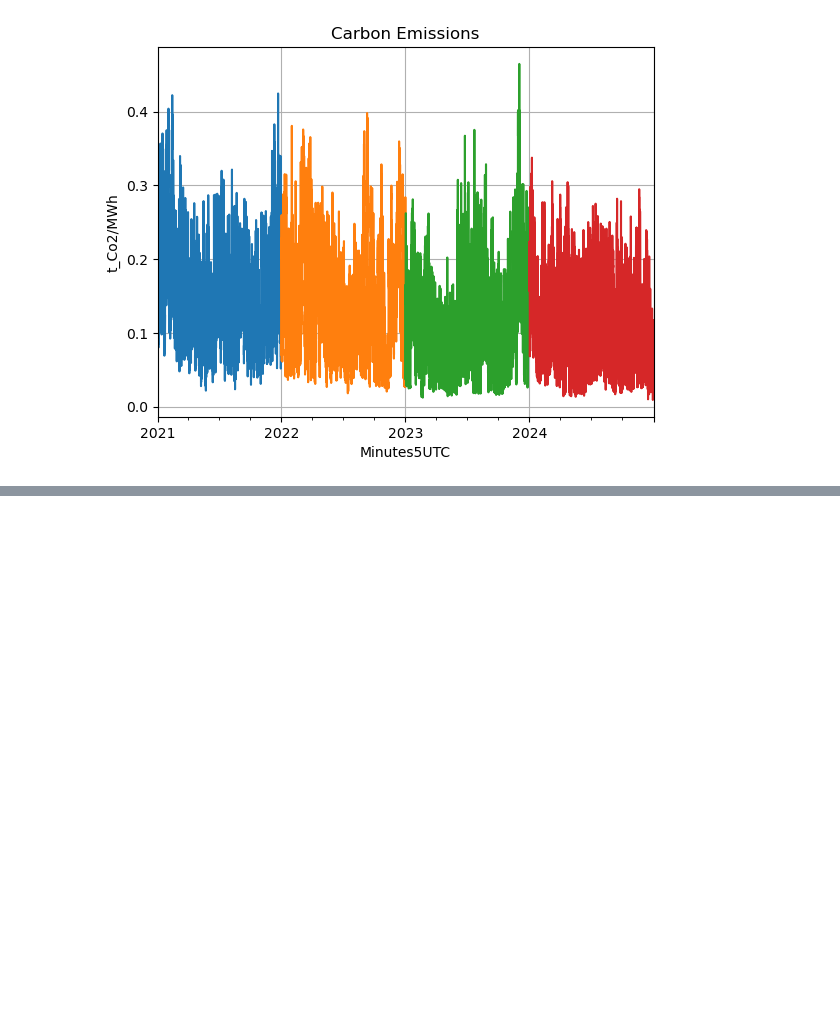
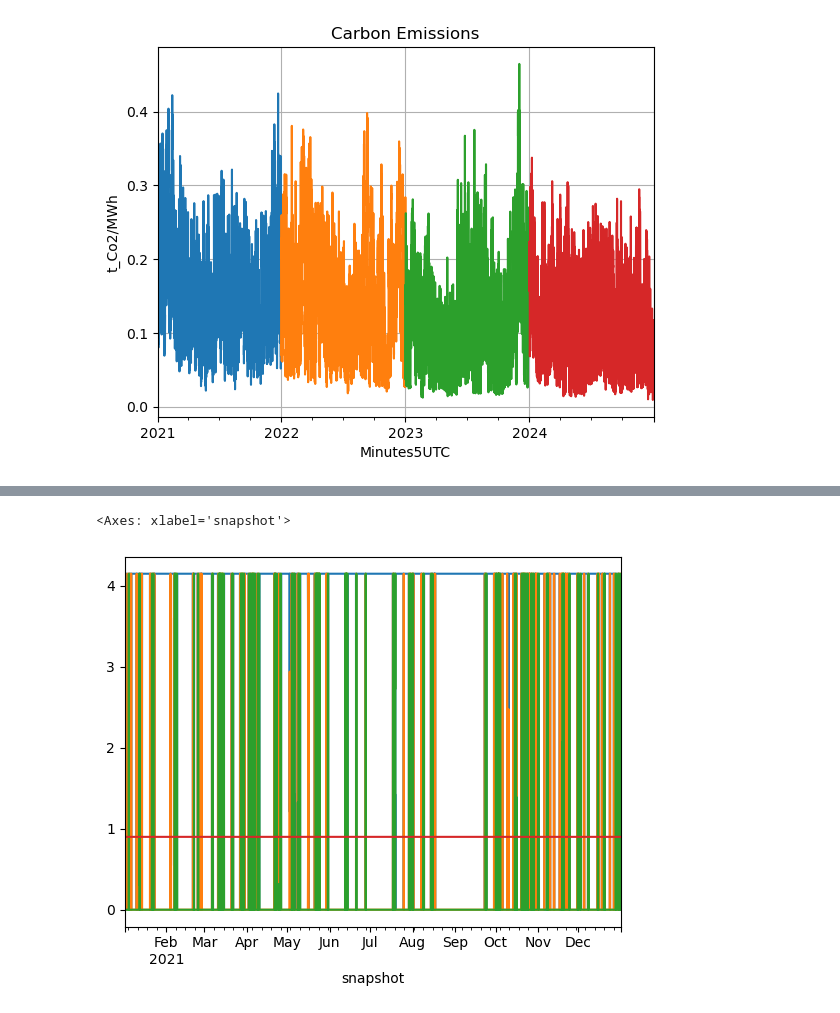
Before and after one commit to pulio12/Msc_Thesis_Greenlab_Skive, a Jupyter notebook: Test_File12.ipynb, the cells around one changed output, grey strips where cells are left out. Cells and saved outputs as stored; diff of their text form; code cells hidden in the pictures; blank space fills up the shorter version.

```diff
--- a/Test_File12.ipynb
+++ b/Test_File12.ipynb
@@ -438,6 +448,7 @@ def add_grid(n, price_import, price_export, grid_emissions, CO2tax):
           bus="Grid_Export",
           e_nom_extendable=True,
           #e_nom = 130e3, # MWh
+          e_0 = 0,
           capital_cost=0.0,
           standing_loss=0.0,
           carrier="exports")
@@ -598,6 +623,6 @@ def heat_load(n,P_heat = 5):
         p_set = P_heat)
 
 def el_load(n,P_el = 2):
-    n.add("Load", "Biogas_el", carrier = "electrcity",
+    n.add("Load", "Biogas_el", carrier = "electricity",
         bus = "Greenlab",
         p_set = P_el)
@@ -613,15 +643,18 @@ def build_network_simple(P_heat,P_el ,CO2_tax, grid_emissions,p_import, p_export
     w_cf = CF_wind.loc[n.snapshots].values
     p_import = p_import.loc[n.snapshots].values
     p_export = p_export.loc[n.snapshots].values
-    grid_emissions = grid_emissions.loc[n.snapshots].values
 
+    # grid_emissions = grid_emissions.loc[n.snapshots].values
+    grid_emissions = grid_emissions.reindex(n.snapshots).ffill().values
 
     add_carriers(n)
 
 
-
     n.add("Bus", "Greenlab", carrier = "electricity")
     add_skive_generators(n,s_cf,w_cf)
+    add_battery(n,P_nom = 22, max_t= 2, cyclic_operation = True)
+
+
 
     n.add("Bus", "Grid_Import", carrier  = "imports")
     n.add("Bus", "Grid_Export", carrier = "exports")
@@ -632,8 +665,22 @@ def build_network_simple(P_heat,P_el ,CO2_tax, grid_emissions,p_import, p_export
     add_electric_boiler(n)
 
 
+    n.add("Bus", "TES_Rondo", carrier = "RONDO_store")
+    add_TES_rondo(n,e_nom_store = 100, p_nom_charge= 24,p_nom_discharge = 7)
+
+
+    n.add("Bus", "pellets", carrier = "pellets")
+    n.add("Bus","biochar", carrier = "biochar")
+    n.add("Bus", "biochar sequestration", carrier = "biochar_sequestered" )
+    add_SkyClean_simple(n,CO2tax = CO2_tax)
+
+
     n.add("Bus", "NG", carrier = "gas")
     add_NG_boiler(n,CO2tax = CO2_tax, NG_price = NG_price)
+
+    heat_load(n,P_heat = P_heat)
+    el_load(n,P_el = P_el)
+
 
     # --- Solving Section ---
     if horizon is not None:
@@ -671,0 +778,8 @@ obj: 210099 rows, 87542 columns, 315146 nonzeros
+# %%
+(-n21.links_t.p1["NG boiler"]).plot()
+(-n21.links_t.p1["Boiler_Skive"]).plot()
+(-n21.links_t.p1["TES_Rondo_to_Heat_Bus_Skive"]).plot()
+(-n21.links_t.p2["pyrolysis"]).plot()
+# %% [output]
+<Axes: xlabel='snapshot'>
+[figure, added]
```
Also changed, not shown: parts of 48 cells of this notebook.
